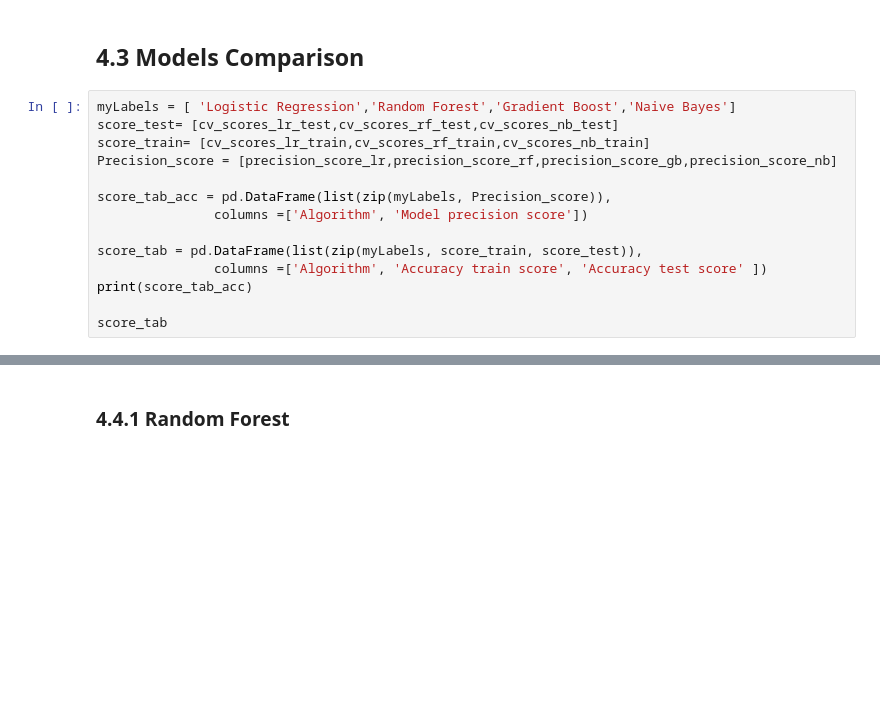
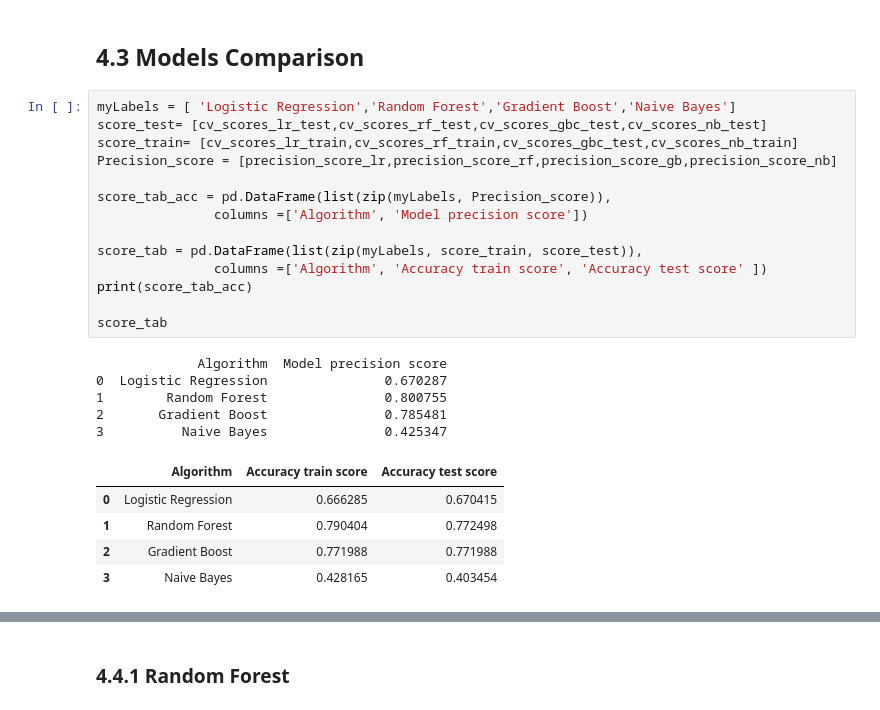
Before and after one commit to parisvu07/Springboard, a Jupyter notebook: Capstone_2_Twitter_Sentiment_Analysis/04_Modeling.ipynb, the cells around one changed output, grey strips where cells are left out. Cells and saved outputs as stored; diff of their text form; blank space fills up the shorter version.

```diff
--- a/Capstone_2_Twitter_Sentiment_Analysis/04_Modeling.ipynb
+++ b/Capstone_2_Twitter_Sentiment_Analysis/04_Modeling.ipynb
@@ -423,16 +442,27 @@ print ('Standard deviation in cv scores: ' +str(cv_scores_std_nb))
 ## 4.3 Models Comparison
 # %%
 myLabels = [ 'Logistic Regression','Random Forest','Gradient Boost','Naive Bayes']
-score_test= [cv_scores_lr_test,cv_scores_rf_test,cv_scores_nb_test]
-score_train= [cv_scores_lr_train,cv_scores_rf_train,cv_scores_nb_train]
+score_test= [cv_scores_lr_test,cv_scores_rf_test,cv_scores_gbc_test,cv_scores_nb_test]
+score_train= [cv_scores_lr_train,cv_scores_rf_train,cv_scores_gbc_test,cv_scores_nb_train]
 Precision_score = [precision_score_lr,precision_score_rf,precision_score_gb,precision_score_nb]
 
 score_tab_acc = pd.DataFrame(list(zip(myLabels, Precision_score)),
                columns =['Algorithm', 'Model precision score'])
 
 score_tab = pd.DataFrame(list(zip(myLabels, score_train, score_test)),
                columns =['Algorithm', 'Accuracy train score', 'Accuracy test score' ])
 print(score_tab_acc)
 
 score_tab
+# %% [output]
+             Algorithm  Model precision score
+0  Logistic Regression               0.670287
+1        Random Forest               0.800755
+2       Gradient Boost               0.785481
+3          Naive Bayes               0.425347
+|  | Algorithm | Accuracy train score | Accuracy test score |
+| 0 | Logistic Regression | 0.666285 | 0.670415 |
+| 1 | Random Forest | 0.790404 | 0.772498 |
+| 2 | Gradient Boost | 0.771988 | 0.771988 |
+| 3 | Naive Bayes | 0.428165 | 0.403454 |
 # %%
```
Also changed, not shown: parts of 16 cells of this notebook, 2 other files.
